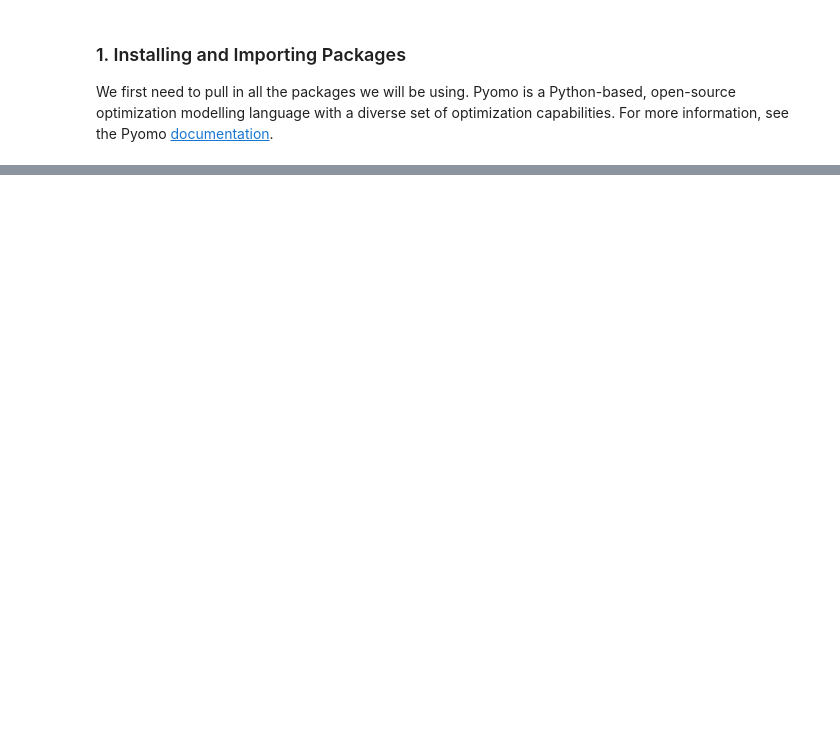
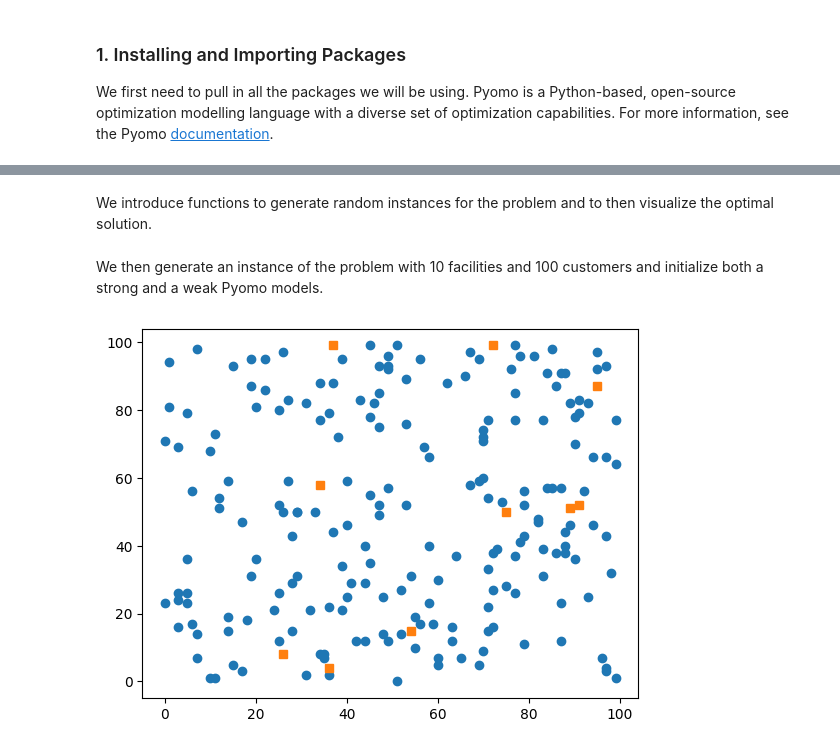
Before and after one commit to EmPajak21/ProAIM_SC_Opt_Workshop, a Jupyter notebook: Workshop_4.ipynb, the cells around one changed output, grey strips where cells are left out. Saved outputs shown, nothing was run; the diff lists cells and outputs as text; code cells hidden in the pictures; blank space fills up the shorter version.

Commit message:
changed naming of workshops (1-5), added the facility location problem and started W5

```diff
--- a/Workshop_4.ipynb
+++ b/Workshop_4.ipynb
@@ -214,0 +108,48 @@ x1 = 1.0, x2 = 1.5213797068045676
+# %% [markdown]
+We introduce functions to generate random instances for the problem and to then visualize the optimal solution.
+# %%
+def GenerateFacilityLocationInstance(nofFacilities, nofCustumers):
+    facilities = range(nofFacilities)
+    customers = range(nofCustumers)
+    xC = np.random.randint(0, 100, nofCustumers)
+    yC = np.random.randint(0, 100, nofCustumers)
+    xF = np.random.randint(0, 100, nofFacilities)
+    yF = np.random.randint(0, 100, nofFacilities)
+
+    installation = np.random.randint(1000, 2000, nofFacilities)
+
+    def dist(i, j):
+        return (xC[i] - xF[j]) ** 2 + (yC[i] - yF[j]) ** 2
+
+    service = [[dist(i, j) for j in facilities] for i in customers]
+
+    return installation, service, xC, yC, xF, yF
+
+
+def ShowFacilityLocation(xC, yC, xF, yF, X=[], Y=[], value=None, title=None, ax=None):
+    if ax is None:
+        ax = plt.gca()
+    [
+        ax.plot([xC[i], xF[j]], [yC[i], yF[j]], "g-")
+        for j in range(len(X))
+        if X[j]
+        for i in range(len(Y))
+        if Y[i][j]
+    ]
+    ax.plot(xC, yC, "o")
+    ax.plot(xF, yF, "s")
+    if title:
+        ax.set_title(title)
+    elif value:
+        ax.set_title(f"Optimal value: {value}")
+# %% [markdown]
+We then generate an instance of the problem with 10 facilities and 100 customers and initialize both a strong and a weak Pyomo models.
+# %%
+np.random.seed(2023)
+
+installation, service, xC, yC, xF, yF = GenerateFacilityLocationInstance(10, 200)
+ShowFacilityLocation(xC, yC, xF, yF)
+
+strong = FacilityLocationStrong(installation, service)
+# %% [output]
+[figure, added]
```
Also changed, not shown: parts of 14 cells of this notebook, 8 other files.
